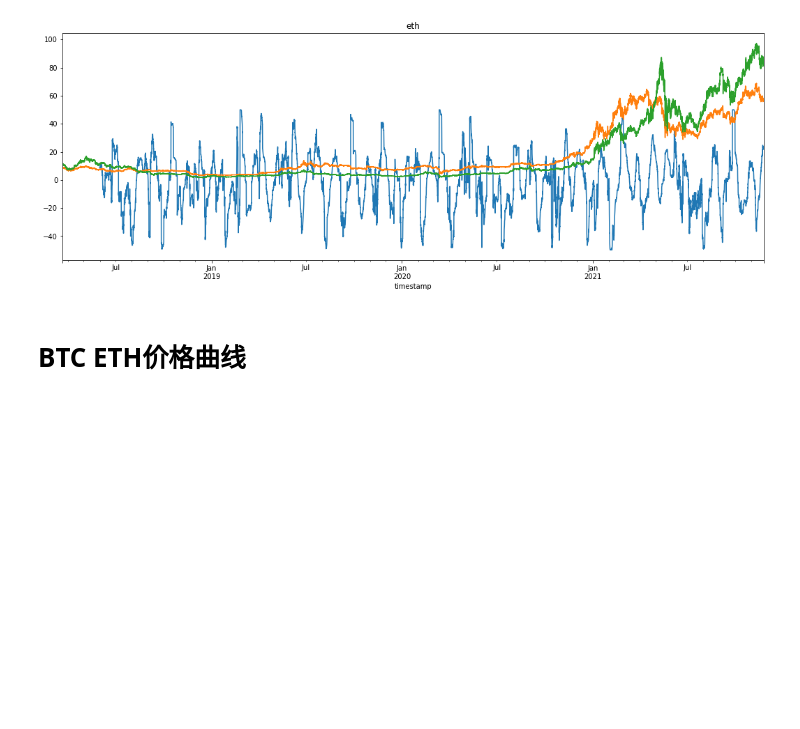
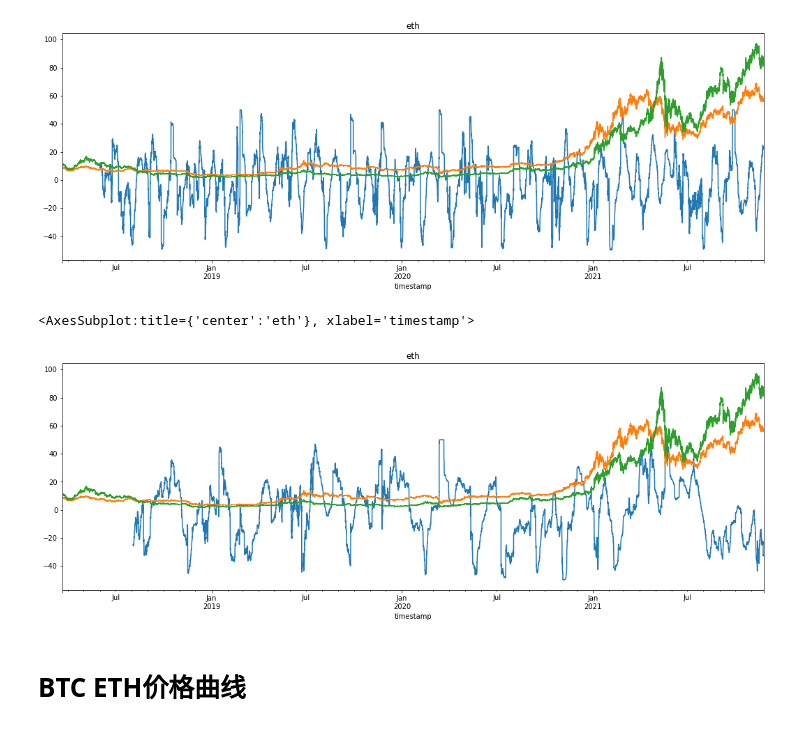
Before and after one commit to PXY11/VecTool, a Jupyter notebook: backtest/testBBELB/ARGetFromLocalEDA.ipynb, the cells around one changed output. Saved outputs shown, nothing was run; the diff lists cells and outputs as text; code cells hidden in the pictures; blank space fills up the shorter version.

```diff
--- a/backtest/testBBELB/ARGetFromLocalEDA.ipynb
+++ b/backtest/testBBELB/ARGetFromLocalEDA.ipynb
@@ -111,6 +111,14 @@ arRollNorm.plot(figsize=(18,6))
 # %% [output]
 <AxesSubplot:title={'center':'eth'}, xlabel='timestamp'>
 [figure]
+# %%
+arRollNorm = get_ar_norm('ar1440',24*36)
+arRollNorm.plot(figsize=(18,6))
+(dfCoin.loc[:,('btc','close')]/1000).plot(title='btc',figsize=(18,6))
+(dfCoin.loc[:,('eth','close')]/50).plot(title='eth',figsize=(18,6))
+# %% [output]
+<AxesSubplot:title={'center':'eth'}, xlabel='timestamp'>
+[figure, added]
 # %% [markdown]
 # BTC ETH价格曲线
 # %%
```
Also changed, not shown: parts of 1 cell of this notebook, 20 other files.
